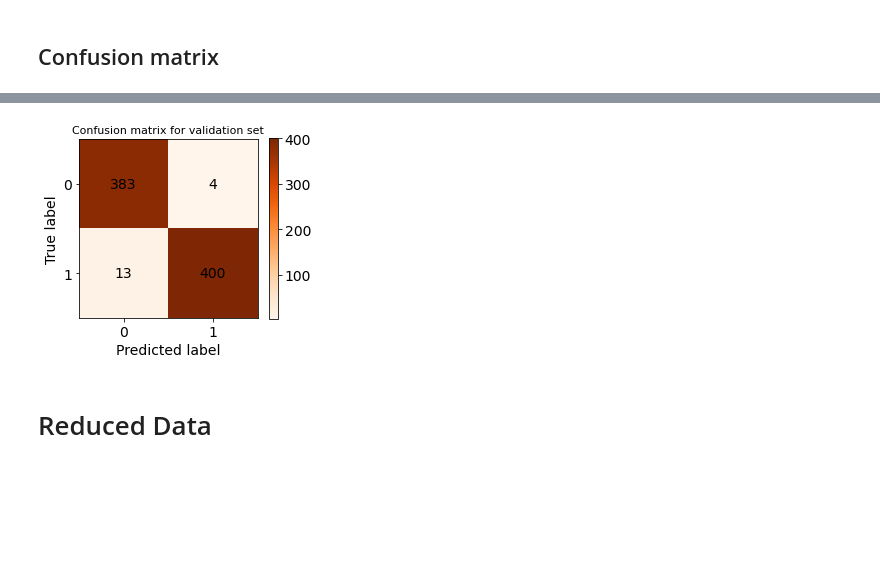
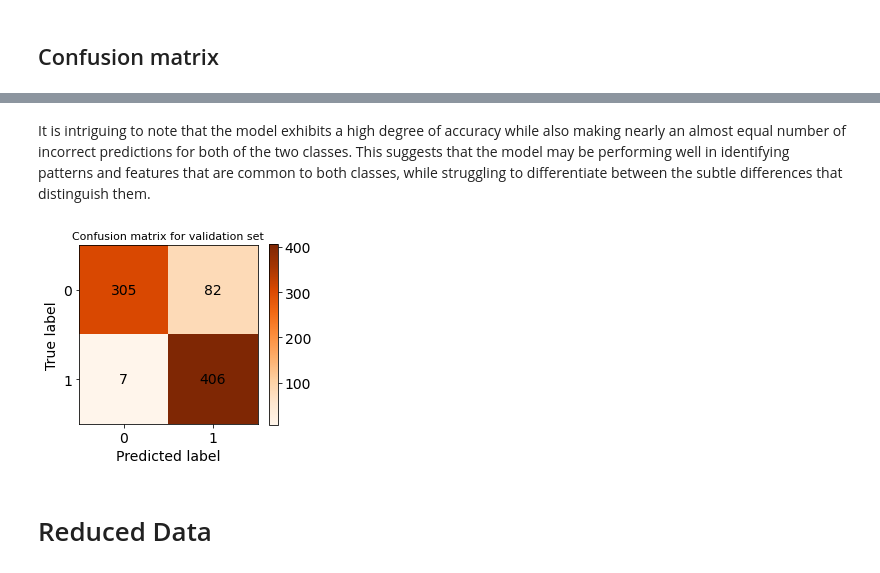
Before and after one commit to Berto70/comp_lab_b, a Jupyter notebook: assignments/group2307_exercise1.ipynb, the cells around one changed output, grey strips where cells are left out. Saved outputs shown, nothing was run; the diff lists cells and outputs as text; code cells hidden in the pictures; blank space fills up the shorter version.

```diff
--- a/assignments/group2307_exercise1.ipynb
+++ b/assignments/group2307_exercise1.ipynb
@@ -268,7 +268,7 @@ batch_size = [32, 64, 128]
 param_grid = dict(batch_size=batch_size)
 
 grid = GridSearchCV(estimator=model_gridsearch, param_grid=param_grid, n_jobs=1, cv=4)
-grid_result = grid.fit(x_train, y_train)
+grid_result = grid.fit(x_train, y_train1)
 
 # summarize results
 print("Best: %f using %s\n" % (grid_result.best_score_, grid_result.best_params_))
@@ -314,7 +314,7 @@ param_grid = dict(dropout_rate=dropout_rate)
 
 
 grid = GridSearchCV(estimator=model_gridsearch, param_grid=param_grid, n_jobs=1, cv=4)
-grid_result = grid.fit(x_train, y_train)
+grid_result = grid.fit(x_train, y_train1)
 
 # summarize results
 print("Best: %f using %s" % (grid_result.best_score_, grid_result.best_params_))
@@ -360,7 +360,7 @@ activation = ['softmax', 'softsign', 'relu', 'tanh', 'sigmoid', 'linear']
 param_grid = dict(activation=activation)
 
 grid = GridSearchCV(estimator=model_gridsearch, param_grid=param_grid, n_jobs=2, cv=4)
-grid_result = grid.fit(x_train, y_train)
+grid_result = grid.fit(x_train, y_train1)
 
 #summarize results
 print("Best: %f using %s" % (grid_result.best_score_, grid_result.best_params_))
@@ -424,7 +424,7 @@ batch_size = best_batch_size
 
 
 # Fitting again with more data
-fit = best_model.fit(x_train, y_train, epochs=epochs, batch_size=batch_size, validation_data=(x_valid, y_valid), verbose=False)
+fit = best_model.fit(x_train, y_train1, epochs=epochs, batch_size=batch_size, validation_data=(x_valid, y_valid1), verbose=False)
 # %%
 # Printing the max validation accuracy value
 max_val_acc = np.max(fit.history['val_accuracy'])
@@ -562,32 +562,34 @@ This is an example of a confusion matrix:
 - False Negative (FN): the model predicted label "negative (0)" and it's the not correct one;
 
 In term of accuracy the confusion matrix tells us how many labels were predicted correctly (i.e. TP+TN).
+# %% [markdown]
+It is intriguing to note that the model exhibits a high degree of accuracy while also making nearly an almost equal number of incorrect predictions for both of the two classes. This suggests that the model may be performing well in identifying patterns and features that are common to both classes, while struggling to differentiate between the subtle differences that distinguish them.
 # %%
 # Predicting the labels for the validation set
 y_pred = best_model.predict(x_valid)
 y_pred = (y_pred > 0.5).astype(int)
 
 # Computing the confusion matrix
-cm = sklearn.metrics.confusion_matrix(y_valid, y_pred)
+cm = sklearn.metrics.confusion_matrix(y_valid1, y_pred)
 
 # Plotting the confusion matrix as a heatmap
 plt.figure(figsize=(4,4))
 plt.title('Confusion matrix for validation set', fontsize=11)
 plt.xlabel('Predicted label')
 plt.ylabel('True label')
 plt.imshow(cm, cmap='Oranges', interpolation='nearest')
 plt.colorbar(shrink=0.83)
 plt.xticks([0,1], ['0', '1'])
 plt.yticks([0,1], ['0', '1'])
 
 # Adding the number of predictions to each cell
 for i in range(2):
     for j in range(2):
         plt.text(j,i,str(cm[i,j]), ha='center', va='center', color='black')
 
 plt.show()
 # %% [output]
-[figure, old version]
+[figure, new version]
 # %% [markdown]
 # Reduced Data <a class="anchor" id="reduced"></a>
 # %% [markdown]
```
Also changed, not shown: parts of 34 cells of this notebook, 1 other file.
